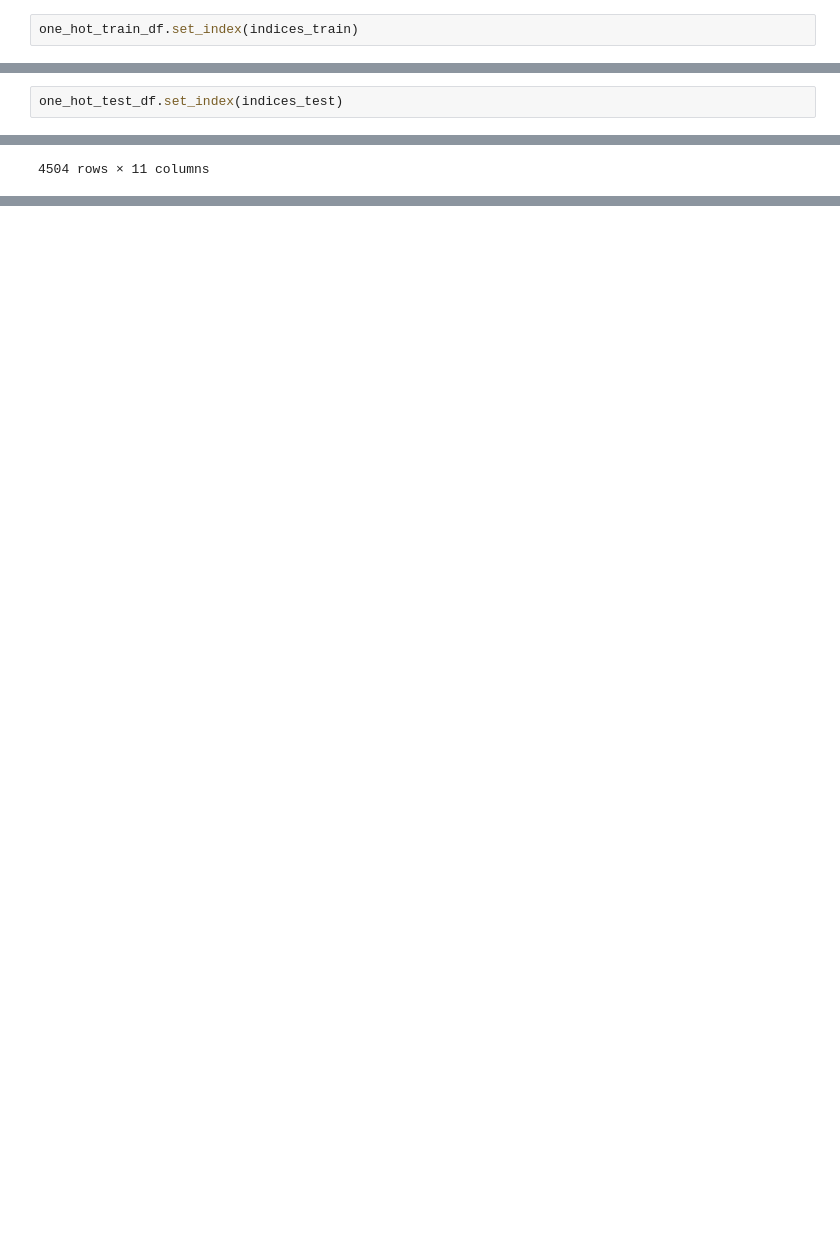
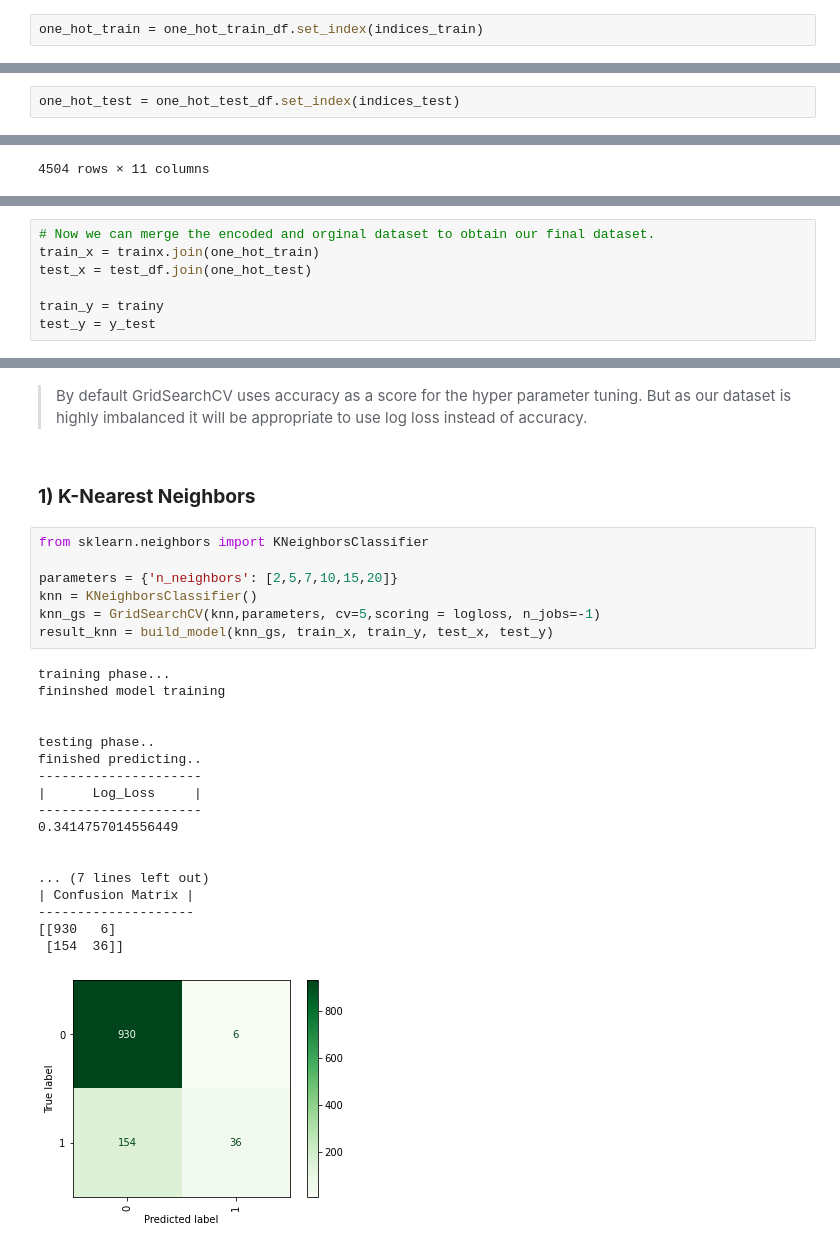
Before and after one commit to vijaylokith/Customer-Churn-Prediction, a Jupyter notebook: Customer_churn_prediction_ecommerce.ipynb, the cells around one changed output, grey strips where cells are left out. Drawn from its saved outputs; the diff is of its cells as text; blank space fills up the shorter version.

Commit message:
updated the modelling

```diff
--- a/Customer_churn_prediction_ecommerce.ipynb
+++ b/Customer_churn_prediction_ecommerce.ipynb
@@ -928,4 +931,4 @@ indices_train = trainx.index
 # %%
 indices_test = test_df.index
 # %%
-one_hot_train_df.set_index(indices_train)
+one_hot_train = one_hot_train_df.set_index(indices_train)
@@ -946,2 +935,2 @@ one_hot_train_df.set_index(indices_train)
 # %%
-one_hot_test_df.set_index(indices_test)
+one_hot_test = one_hot_test_df.set_index(indices_test)
@@ -1015,3 +1016,10 @@ res
+# %%
+# Now we can merge the encoded and orginal dataset to obtain our final dataset.
+train_x = trainx.join(one_hot_train)
+test_x = test_df.join(one_hot_test)
+
+train_y = trainy
+test_y = y_test
 # %%
 print(f"x-train shape: {train_x.shape} y-train shape: {train_y.shape} \n  x-test shape: {test_x.shape} y-test shape: {test_y.shape} \n")
 # %% [output]
@@ -1019,0 +1154,30 @@ x-train shape: (5392, 37) y-train shape: (4504,)
+# %% [markdown]
+> By default GridSearchCV uses accuracy as a score for the hyper parameter tuning. But as our dataset is highly imbalanced it will be appropriate to use log loss instead of accuracy.
+# %% [markdown]
+### **1) K-Nearest Neighbors**
+# %%
+from sklearn.neighbors import KNeighborsClassifier
+
+parameters = {'n_neighbors': [2,5,7,10,15,20]}
+knn = KNeighborsClassifier()
+knn_gs = GridSearchCV(knn,parameters, cv=5,scoring = logloss, n_jobs=-1)
+result_knn = build_model(knn_gs, train_x, train_y, test_x, test_y)
+# %% [output]
+training phase...
+fininshed model training
+
+
+testing phase..
+finished predicting..
+---------------------
+|      Log_Loss     |
+---------------------
+0.3414757014556449
+
+
+... (7 lines left out)
+| Confusion Matrix |
+--------------------
+[[930   6]
+ [154  36]]
+[figure, added]
```
Also changed, not shown: parts of 46 cells of this notebook.
